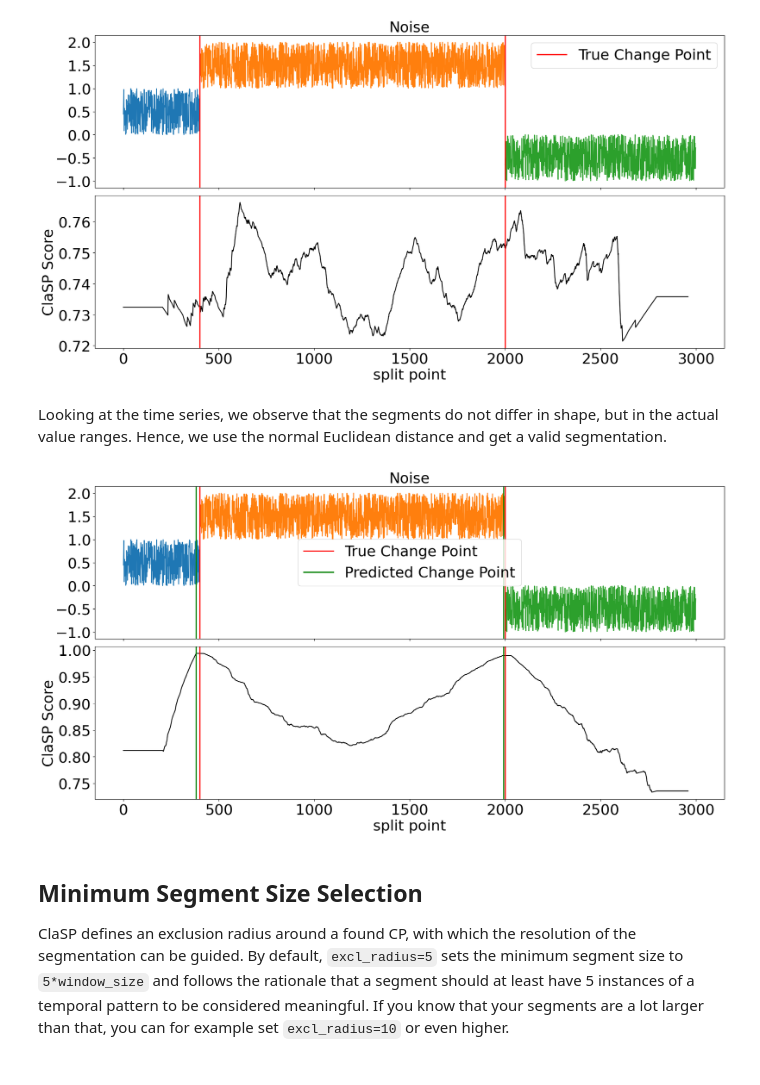
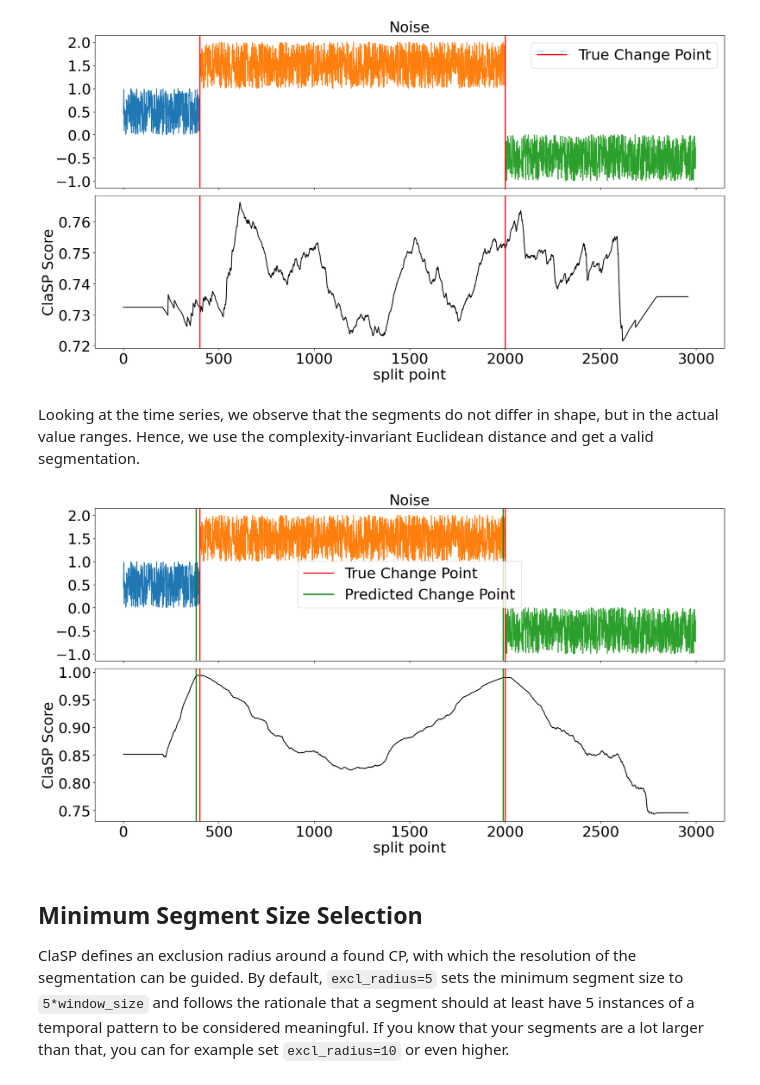
Before and after one commit to ermshaua/claspy, a Jupyter notebook: claspy/notebooks/clasp_configuration.ipynb, the cells around one changed output. Drawn from its saved outputs; the diff is of its cells as text; code cells hidden in the pictures.

Commit message:
Refactored complexity-invariant euclidean distance.

```diff
--- a/claspy/notebooks/clasp_configuration.ipynb
+++ b/claspy/notebooks/clasp_configuration.ipynb
@@ -87,13 +87,13 @@ plt.show()
 # %% [output]
 [figure]
 # %% [markdown]
-Looking at the time series, we observe that the segments do not differ in shape, but in the actual value ranges. Hence, we use the normal Euclidean distance and get a valid segmentation.
+Looking at the time series, we observe that the segments do not differ in shape, but in the actual value ranges. Hence, we use the complexity-invariant Euclidean distance and get a valid segmentation.
 # %%
-clasp = BinaryClaSPSegmentation(distance="euclidean_distance").fit(time_series)
+clasp = BinaryClaSPSegmentation(distance="cinvariant_euclidean_distance").fit(time_series)
 clasp.plot(heading=dataset, gt_cps=cps)
 plt.show()
 # %% [output]
-[figure, old version]
+[figure, new version]
 # %% [markdown]
 ## Minimum Segment Size Selection
 ClaSP defines an exclusion radius around a found CP, with which the resolution of the segmentation can be guided. By default, `excl_radius=5` sets the minimum segment size to `5*window_size` and follows the rationale that a segment should at least have 5 instances of a temporal pattern to be considered meaningful. If you know that your segments are a lot larger than that, you can for example set `excl_radius=10` or even higher.
```
Also changed, not shown: parts of 1 cell of this notebook, 4 other files.
